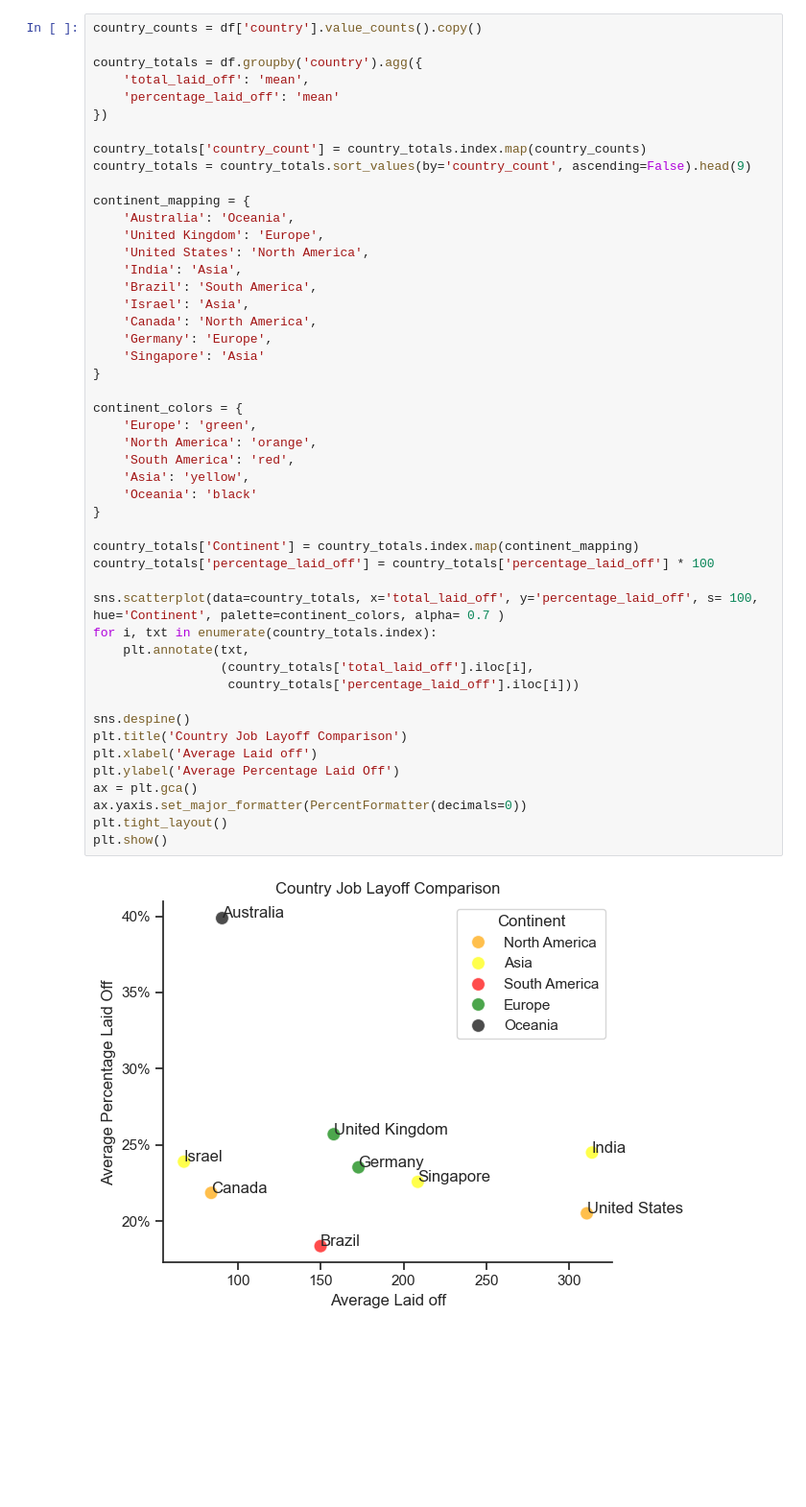
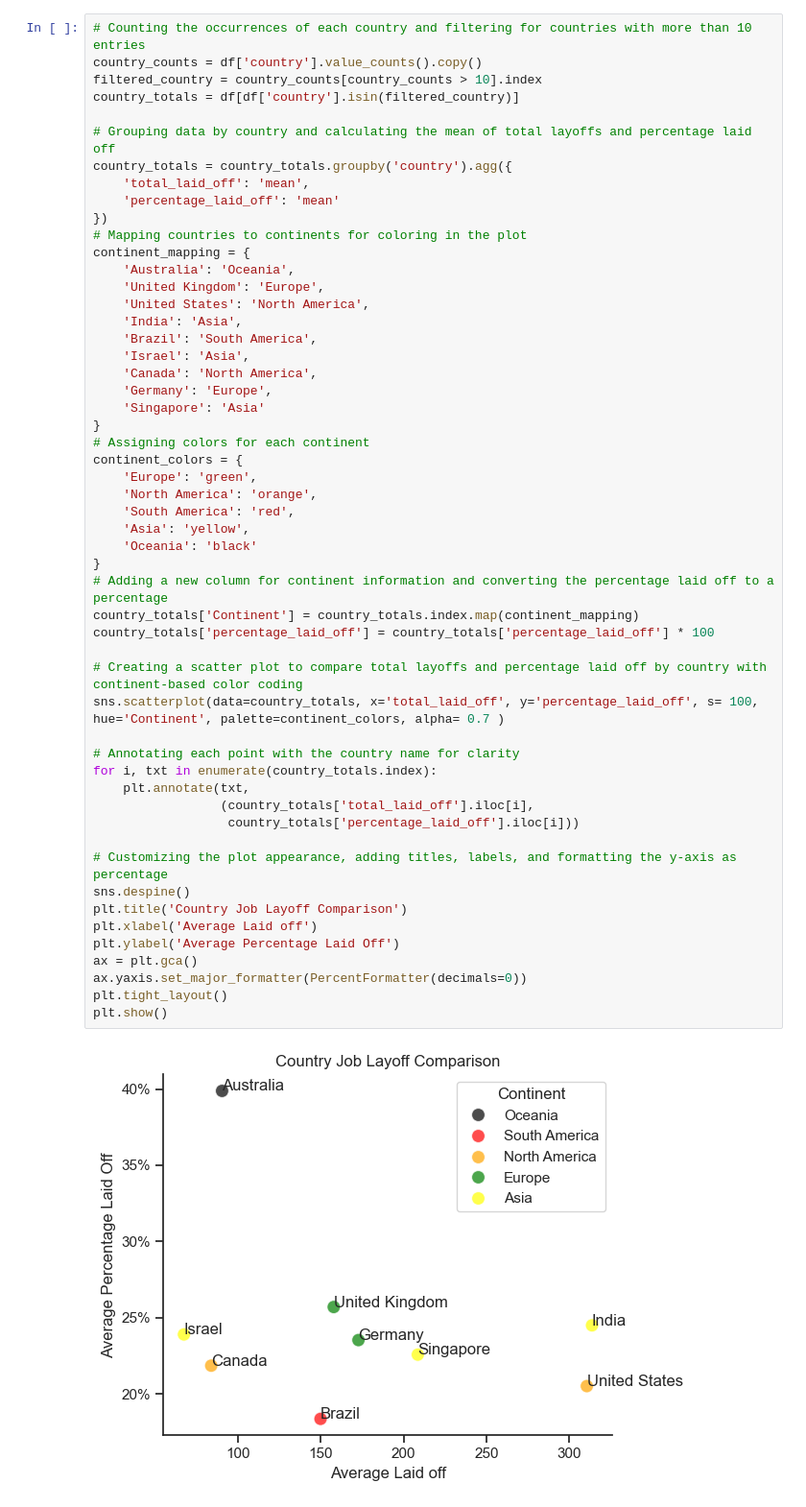
Before and after one commit to jamiefor3/Worldwide_Layoffs_Project, a Jupyter notebook: Layoff_Analysis/Layoff_Analysis.ipynb, the cells around one changed output. Shown at 96% size. Drawn from its saved outputs; the diff is of its cells as text; blank space fills up the shorter version.

```diff
--- a/Layoff_Analysis/Layoff_Analysis.ipynb
+++ b/Layoff_Analysis/Layoff_Analysis.ipynb
@@ -125,16 +160,17 @@ plt.show()
 # %% [output]
 [figure]
 # %%
+# Counting the occurrences of each country and filtering for countries with more than 10 entries
 country_counts = df['country'].value_counts().copy()
+filtered_country = country_counts[country_counts > 10].index
+country_totals = df[df['country'].isin(filtered_country)]
 
-country_totals = df.groupby('country').agg({
+# Grouping data by country and calculating the mean of total layoffs and percentage laid off
+country_totals = country_totals.groupby('country').agg({
     'total_laid_off': 'mean',
     'percentage_laid_off': 'mean'
 })
-
-country_totals['country_count'] = country_totals.index.map(country_counts)
-country_totals = country_totals.sort_values(by='country_count', ascending=False).head(9)
-
+# Mapping countries to continents for coloring in the plot
 continent_mapping = {
     'Australia': 'Oceania',
     'United Kingdom': 'Europe',
@@ -144,33 +180,37 @@ continent_mapping = {
     'Israel': 'Asia',
     'Canada': 'North America',
     'Germany': 'Europe',
     'Singapore': 'Asia'
 }
-
+# Assigning colors for each continent
 continent_colors = {
     'Europe': 'green',
     'North America': 'orange',
     'South America': 'red',
     'Asia': 'yellow',
     'Oceania': 'black'
 }
-
+# Adding a new column for continent information and converting the percentage laid off to a percentage
 country_totals['Continent'] = country_totals.index.map(continent_mapping)
 country_totals['percentage_laid_off'] = country_totals['percentage_laid_off'] * 100
 
+# Creating a scatter plot to compare total layoffs and percentage laid off by country with continent-based color coding
 sns.scatterplot(data=country_totals, x='total_laid_off', y='percentage_laid_off', s= 100, hue='Continent', palette=continent_colors, alpha= 0.7 )
+
+# Annotating each point with the country name for clarity
 for i, txt in enumerate(country_totals.index):
     plt.annotate(txt,
                  (country_totals['total_laid_off'].iloc[i],
                   country_totals['percentage_laid_off'].iloc[i]))
 
+# Customizing the plot appearance, adding titles, labels, and formatting the y-axis as percentage
 sns.despine()
 plt.title('Country Job Layoff Comparison')
 plt.xlabel('Average Laid off')
 plt.ylabel('Average Percentage Laid Off')
 ax = plt.gca()
 ax.yaxis.set_major_formatter(PercentFormatter(decimals=0))
 plt.tight_layout()
 plt.show()
 # %% [output]
-[figure, old version]
+[figure, new version]
```
Also changed, not shown: parts of 7 cells of this notebook.
